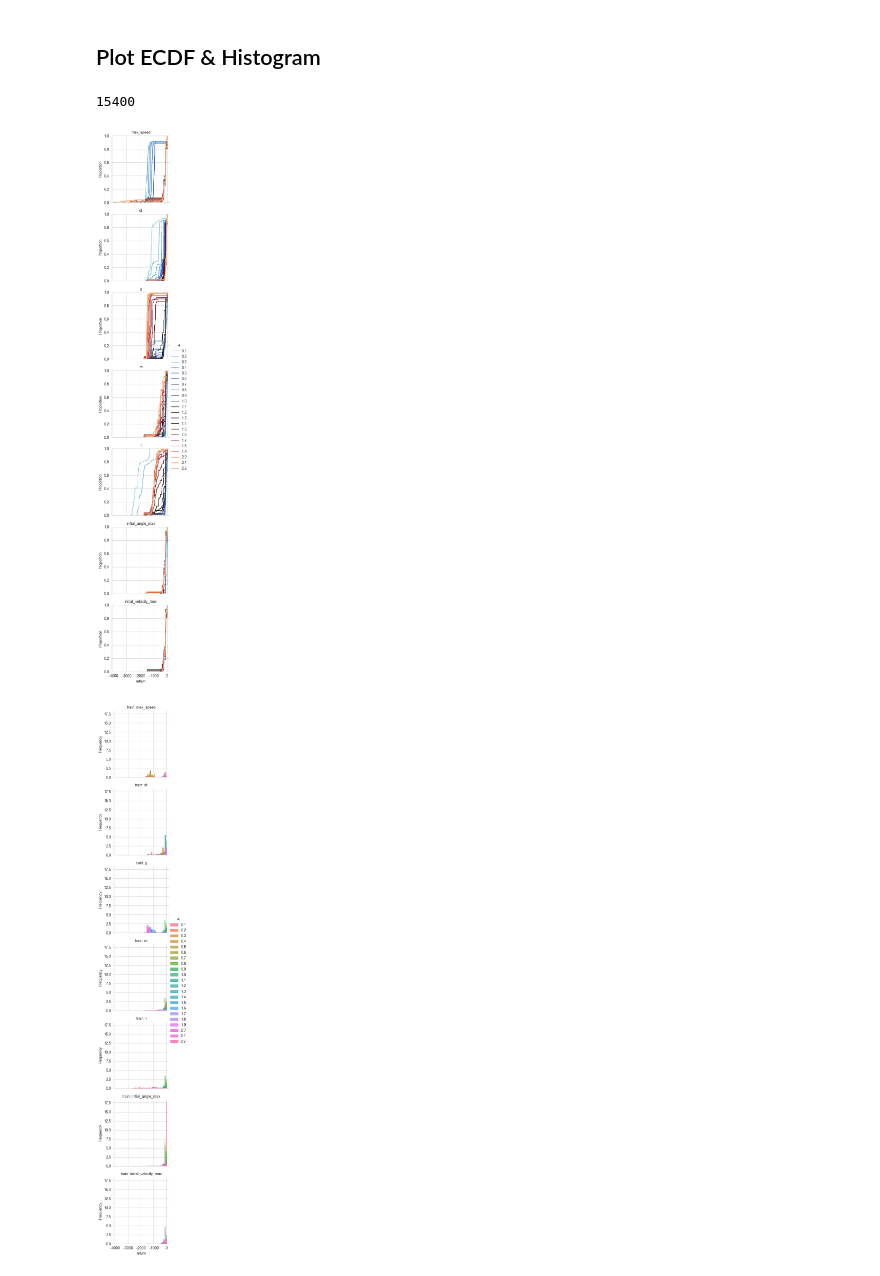
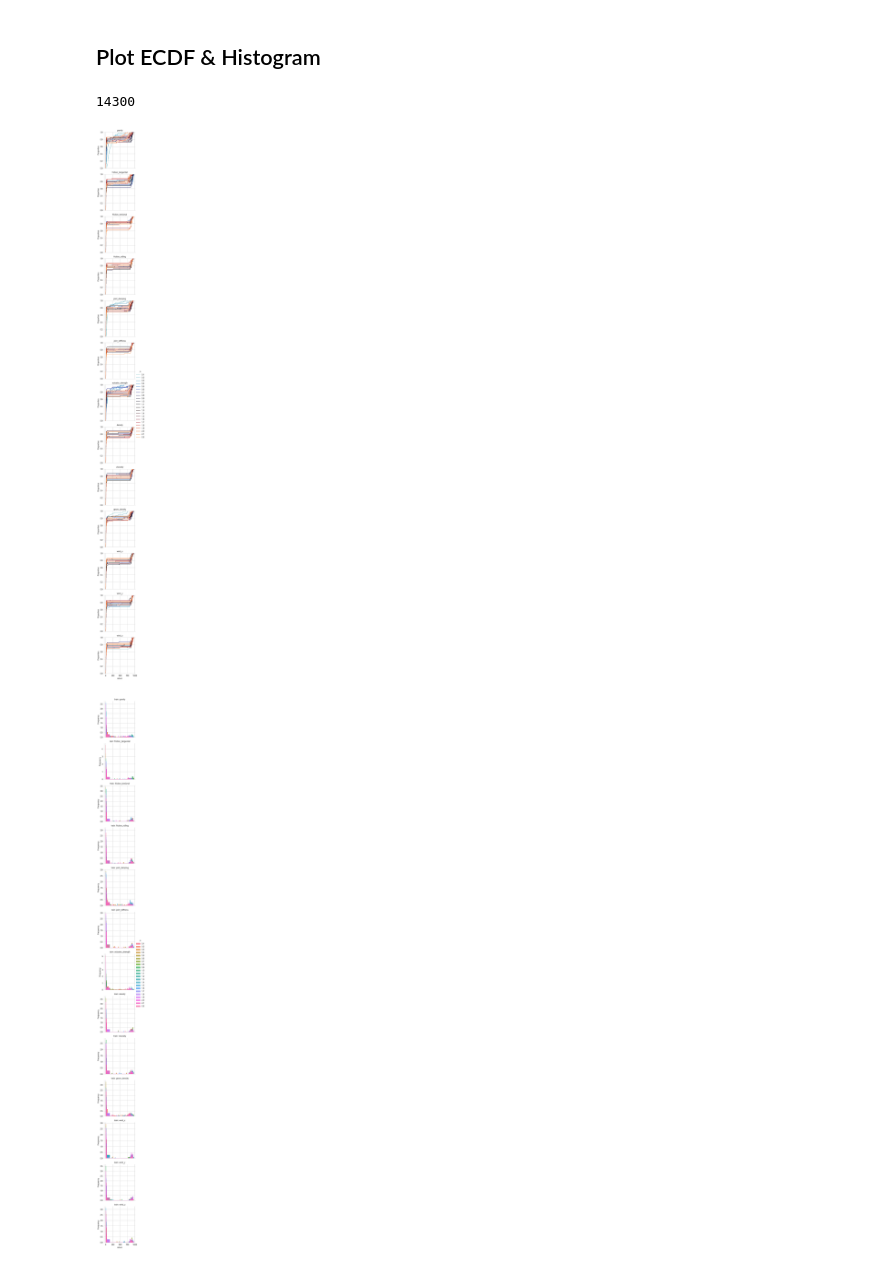
Before and after one commit to automl/CARL, a Jupyter notebook: experiments/evaluation/eval_hov.ipynb, the cells around one changed output. Cells and saved outputs as stored; diff of their text form; code cells hidden in the pictures.

```diff
--- a/experiments/evaluation/eval_hov.ipynb
+++ b/experiments/evaluation/eval_hov.ipynb
@@ -16,22 +16,20 @@ database = {
 
         ]
     },
-    "CARLPendulumEnv": {  # STATUS: Running
+    "CARLPendulumEnv": {  # STATUS: Done
         "result_dir": "/home/benjamin/Dokumente/code/tmp/tntcomp/CARL/exp_sweep/2023-01-05/09-01-41_benchmark_train",  # single variations
-        # "result_dir": "/home/benjamin/Dokumente/code/tmp/tntcomp/CARL/exp_sweep/2023-01-17/16-24-44_benchmark_train",  # varying all by a little
         "folders_eval": [
-            # # hidden
-            # "/home/benjamin/Dokumente/code/tmp/tntcomp/CARL/multirun/2023-01-09",
-            # # cgate hadamard trained on []
-            # "/home/benjamin/Dokumente/code/tmp/tntcomp/CARL/multirun/2023-01-16/09-12-59",
-            # # hidden + cgate_hadamard trained on 0.1 variations of all cfs
-            # "/home/benjamin/Dokumente/code/tmp/tntcomp/CARL/multirun/2023-01-17/17-30-47",
-
+            # Hidden
             "/home/benjamin/Dokumente/code/tmp/tntcomp/CARL/multirun/2023-02-14/16-50-45",
+            # Cgate hadamard
+            "/home/benjamin/Dokumente/code/tmp/tntcomp/CARL/multirun/2023-02-16/18-41-44",
         ]
     },
-    "CARLHalfcheetah": {
+    "CARLHalfcheetah": {  # STATUS: Done (only 5 seeds trained here)
         "result_dir": "/home/benjamin/Dokumente/code/tmp/tntcomp/CARL/exp_sweep/2022-12-21/20-08-12_benchmark_train",
+        "folders_eval": [
+            "/home/benjamin/Dokumente/code/tmp/tntcomp/CARL/multirun/2023-02-15/08-19-50",
+        ]
     },
     "CARLLunarLanderEnv": {  # STATUS: Done
         "result_dir": "/home/benjamin/Dokumente/code/tmp/tntcomp/CARL/exp_sweep/2022-12-11/21-01-42_benchmark_train",
@@ -39,11 +37,15 @@ database = {
             "/home/benjamin/Dokumente/code/tmp/tntcomp/CARL/multirun/2023-02-14/16-46-53",
         ]
     },
-    "CARLCartPoleEnv": { # STATUS: Benchmarking
+    "CARLCartPoleEnv": { # STATUS: Done
         "result_dir": "/home/benjamin/Dokumente/code/tmp/tntcomp/CARL/exp_sweep/2023-02-14/17-24-32_benchmark_train",
+        "folders_eval": [
+            "/home/benjamin/Dokumente/code/tmp/tntcomp/CARL/multirun/2023-02-15/08-06-00"
+        ]
     },
-    "CARLMountainCarEnv": { # STATUS: Benchmarking
-        "result_dir": "/home/benjamin/Dokumente/code/tmp/tntcomp/CARL/exp_sweep/2023-02-14/17-31-03_benchmark_train",
+    "CARLMountainCarEnv": { # STATUS: Evaluating -- Check error
+        "result_dir": "/home/benjamin/Dokumente/code/tmp/tntcomp/CARL/exp_sweep/2023-02-15/08-12-15_benchmark_train",
+        "folders_eval": "",
     },
     "CARLAcrobotEnv": {  # STATUS: Done
         "result_dir": "/home/benjamin/Dokumente/code/tmp/tntcomp/CARL/exp_sweep/2022-12-12/10-41-51_benchmark_train",
@@ -51,6 +53,13 @@ database = {
             "/home/benjamin/Dokumente/code/tmp/tntcomp/CARL/multirun/2023-02-14/16-44-39",
         ]
     },
+    "CARLDmcQuadrupedEnv": { # STATUS: Done
+        "result_dir": "/home/benjamin/Dokumente/code/tmp/tntcomp/CARL/exp_sweep/2022-12-18/18-33-14_benchmark_train",
+        "mask": ["timestep"],
+        "folders_eval": [
+            "/home/benjamin/Dokumente/code/tmp/tntcomp/CARL/multirun/2023-02-16/13-23-44"
+        ]
+    }
 }
 
 assert env_name in database
@@ -275,37 +283,37 @@ plot_df = plot_df[plot_df["visibility"].isin(visibilities)]
 
 # Filter by difficulty of test contexts
 # magnitudes = [1.1]
 # plot_df = plot_df[plot_df[key_magnitude].isin(magnitudes)]
 
 # for c in plot_df.columns:
 #     printr(c, plot_df[c].unique())
 
 print(len(plot_df))
 
 col = None  # "$A$"
 row = "context_feature"  # "context_sampler.context_feature_names"
 hue = key_magnitude  # "visibility"
 
 # ECDF
 grid = sns.FacetGrid(data=plot_df, col=col, row=row, hue=hue, legend_out=True, palette="icefire")
 grid.map_dataframe(sns.ecdfplot, x="return")
 grid.set_titles(row_template="train: {row_name}", col_template="eval: {col_name}")
 grid.set_titles(row_template="{row_name}", col_template="{col_name}")
 grid.add_legend()
 grid.savefig(outdir / "plot_ecdf.png", dpi=300, bbox_inches="tight")
 plt.show()
 
 # Histogram
-grid = sns.FacetGrid(data=plot_df, col=col, row=row, hue=hue, legend_out=True)
+grid = sns.FacetGrid(data=plot_df, col=col, row=row, hue=hue, legend_out=True, sharey=False)
 grid.map_dataframe(sns.histplot, x="return", element="step", stat="frequency")
 grid.set_titles(row_template="train: {row_name}", col_template="eval: {col_name}")
 grid.add_legend()
 grid.savefig(outdir / "plot_histogram.png", dpi=300, bbox_inches="tight")
 plt.show()
 # %% [output]
-15400
+14300
-[figure, old version]
+[figure, new version]
-[figure, old version]
+[figure, new version]
 # %%
 import matplotlib.pyplot as plt
 import seaborn as sns
```
Also changed, not shown: parts of 5 cells of this notebook.
